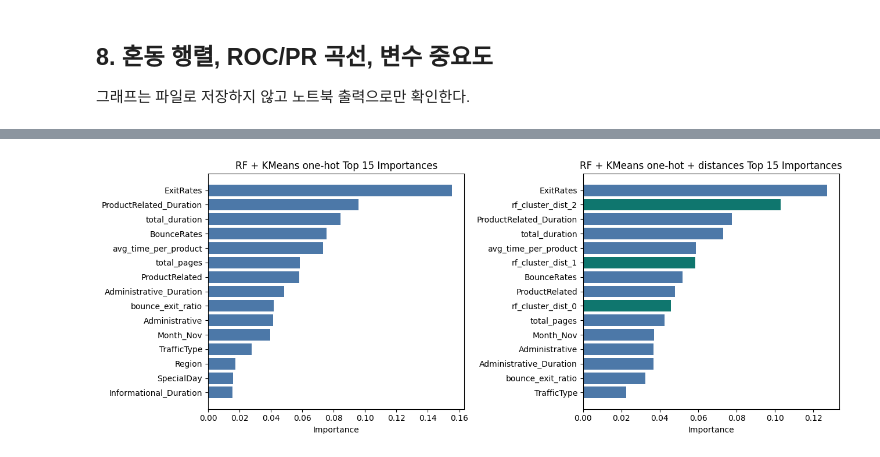
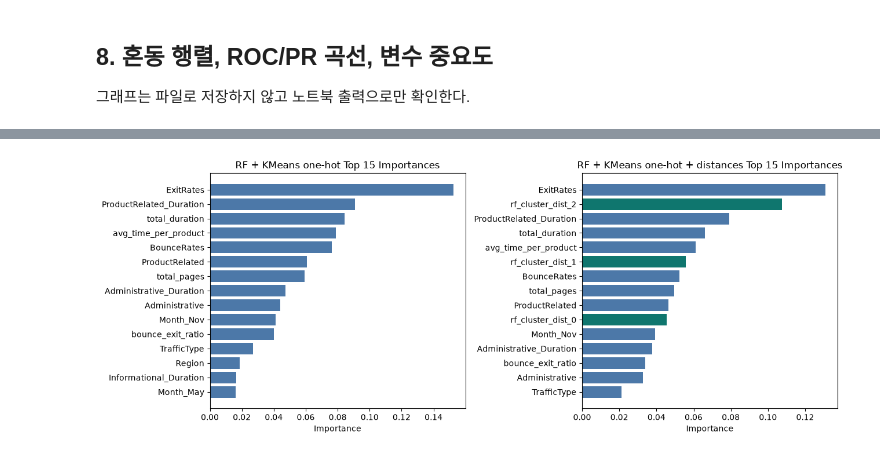
Before and after one commit to ShoppingInsight/shopper-prediction, a Jupyter notebook: models/random_forest/RandomForest.ipynb, the cells around one changed output, grey strips where cells are left out. Cells and saved outputs as stored; diff of their text form; code cells hidden in the pictures.

Commit message:
Update RF clustering fusion results

```diff
--- a/models/random_forest/RandomForest.ipynb
+++ b/models/random_forest/RandomForest.ipynb
@@ -672,40 +674,54 @@ Precision tuned top 15 feature importance
 비교 모델은 세 가지다. 첫째, 기존 F1 tuned RF. 둘째, K-Means cluster label을 `rf_cluster_0`, `rf_cluster_1`, `rf_cluster_2` one-hot 컬럼으로 추가한 RF. 셋째, one-hot에 더해 `rf_cluster_dist_0~2`까지 추가한 RF다. 세 모델은 같은 F1 tuned RF 하이퍼파라미터를 사용하므로, 차이는 cluster feature 추가 여부에서 온다.
 # %%
 KMEANS_K = 3
-KMEANS_FEATURES = [
-    'Administrative', 'Administrative_Duration',
-    'Informational', 'Informational_Duration',
-    'ProductRelated', 'ProductRelated_Duration',
-    'BounceRates', 'ExitRates', 'SpecialDay',
-    'Weekend', 'is_new_visitor',
-]
+
+def find_clustering_csv_dir():
+    required = ['X_train_knn.csv', 'X_test_knn.csv', 'y_train_knn.csv', 'y_test_knn.csv']
+    candidates = []
+    for base in [Path.cwd(), *Path.cwd().parents]:
+        candidates.extend([
+            base / 'csv',
+            base / 'clustering' / 'csv',
+            base / 'models' / 'clustering' / 'csv',
+            base / 'shopper-prediction' / 'models' / 'clustering' / 'csv',
+        ])
+    for base in candidates:
+        if all((base / name).exists() for name in required):
+            return base
+    raise FileNotFoundError('clustering 폴더의 X/y train/test CSV 파일을 찾지 못했습니다.')
+
+CLUSTERING_CSV_DIR = find_clustering_csv_dir()
+X_train_kmeans_raw = pd.read_csv(CLUSTERING_CSV_DIR / 'X_train_knn.csv')
+X_test_kmeans_raw = pd.read_csv(CLUSTERING_CSV_DIR / 'X_test_knn.csv')
+y_train_kmeans_check = pd.read_csv(CLUSTERING_CSV_DIR / 'y_train_knn.csv').iloc[:, 0].astype(int).reset_index(drop=True)
+y_test_kmeans_check = pd.read_csv(CLUSTERING_CSV_DIR / 'y_test_knn.csv').iloc[:, 0].astype(int).reset_index(drop=True)
+
+if len(X_train_kmeans_raw) != len(X_train) or len(X_test_kmeans_raw) != len(X_test):
+    raise ValueError('clustering train/test 행 수가 RF train/test split과 일치하지 않습니다.')
+if not np.array_equal(y_train_kmeans_check.values, y_train.values):
+    raise ValueError('clustering y_train이 RF y_train과 일치하지 않습니다.')
+if not np.array_equal(y_test_kmeans_check.values, y_test.values):
+    raise ValueError('clustering y_test가 RF y_test와 일치하지 않습니다.')
+
+KMEANS_FEATURES = list(X_train_kmeans_raw.columns)
 KMEANS_LOG_COLS = [
-    'Administrative', 'Administrative_Duration',
-    'Informational', 'Informational_Duration',
-    'ProductRelated', 'ProductRelated_Duration',
-    'BounceRates', 'ExitRates', 'SpecialDay',
+    col for col in [
+        'Administrative', 'Administrative_Duration',
+        'Informational', 'Informational_Duration',
+        'ProductRelated', 'ProductRelated_Duration',
+        'BounceRates', 'ExitRates', 'SpecialDay',
+    ]
+    if col in KMEANS_FEATURES
 ]
 
-def make_kmeans_behavior_frame(X):
-    behavior = X[[col for col in KMEANS_FEATURES if col in X.columns and col != 'is_new_visitor']].copy()
-    if 'is_new_visitor' in X.columns:
-        behavior['is_new_visitor'] = X['is_new_visitor'].astype(int)
-    elif 'VisitorType_New_Visitor' in X.columns:
-        behavior['is_new_visitor'] = X['VisitorType_New_Visitor'].astype(int)
-    else:
-        behavior['is_new_visitor'] = 0
-    return behavior[KMEANS_FEATURES]
+X_train_kmeans_log = X_train_kmeans_raw[KMEANS_FEATURES].copy()
+X_test_kmeans_log = X_test_kmeans_raw[KMEANS_FEATURES].copy()
+X_train_kmeans_log[KMEANS_LOG_COLS] = np.log1p(X_train_kmeans_log[KMEANS_LOG_COLS])
+X_test_kmeans_log[KMEANS_LOG_COLS] = np.log1p(X_test_kmeans_log[KMEANS_LOG_COLS])
 
-def transform_kmeans_behavior_frame(X, fitted_scaler=None):
-    behavior = make_kmeans_behavior_frame(X)
-    behavior_log = behavior.copy()
-    behavior_log[KMEANS_LOG_COLS] = np.log1p(behavior_log[KMEANS_LOG_COLS])
-    if fitted_scaler is None:
-        fitted_scaler = StandardScaler().fit(behavior_log)
-    return fitted_scaler.transform(behavior_log), fitted_scaler, behavior
-
-X_train_kmeans_scaled, kmeans_scaler, X_train_kmeans_behavior = transform_kmeans_behavior_frame(X_train)
-X_test_kmeans_scaled, _, X_test_kmeans_behavior = transform_kmeans_behavior_frame(X_test, kmeans_scaler)
+kmeans_scaler = StandardScaler().fit(X_train_kmeans_log)
+X_train_kmeans_scaled = kmeans_scaler.transform(X_train_kmeans_log)
+X_test_kmeans_scaled = kmeans_scaler.transform(X_test_kmeans_log)
 
 kmeans = KMeans(n_clusters=KMEANS_K, random_state=RANDOM_STATE, n_init=10)
 with warnings.catch_warnings():
@@ -717,8 +733,8 @@ with warnings.catch_warnings():
     train_cluster_distances = kmeans.transform(X_train_kmeans_scaled)
     test_cluster_distances = kmeans.transform(X_test_kmeans_scaled)
 
-cluster_columns = [f'rf_cluster_{idx}' for idx in range(KMEANS_K)]
-distance_columns = [f'rf_cluster_dist_{idx}' for idx in range(KMEANS_K)]
+cluster_columns = ['rf_cluster_0', 'rf_cluster_1', 'rf_cluster_2']
+distance_columns = ['rf_cluster_dist_0', 'rf_cluster_dist_1', 'rf_cluster_dist_2']
 
 def make_cluster_feature_frame(labels, distances=None, include_distances=False):
     label_series = pd.Series(labels, name='rf_cluster')
@@ -771,11 +787,13 @@ cluster_profile = (
     .sort_values('cluster')
 )
 
-print('K-Means train-only clustering profile')
+print('K-Means source directory')
+print(CLUSTERING_CSV_DIR)
+print('\\nK-Means train-only clustering profile')
 print(cluster_profile.round(4).to_string(index=False))
-print('\nK-Means behavior feature columns')
+print('\\nK-Means behavior feature columns')
 print(KMEANS_FEATURES)
-print('\nFeature matrix shapes')
+print('\\nFeature matrix shapes')
 print(pd.DataFrame([
     {'matrix': 'baseline', 'train_columns': X_train.shape[1], 'test_columns': X_test.shape[1]},
     {'matrix': 'cluster one-hot', 'train_columns': X_train_cluster.shape[1], 'test_columns': X_test_cluster.shape[1]},
@@ -803,7 +821,7 @@ fusion_metrics = pd.DataFrame([
     evaluate_model('RF + KMeans one-hot + distances', cluster_distance_model, X_test_cluster_distance, y_test),
 ])
 
-print('\nRaw test fusion metrics:')
+print('\\nRaw test fusion metrics:')
 print(fusion_metrics.round(4).to_string(index=False))
 
 fusion_outputs = {
@@ -836,7 +854,7 @@ for name, output in fusion_outputs.items():
         .reset_index(drop=True)
     )
     fusion_importance_tables.append(importance)
-    print(f'\n{name} top 15 feature importance')
+    print(f'\\n{name} top 15 feature importance')
     display(importance.head(15).round(4))
 
 fusion_importance = pd.concat(fusion_importance_tables, ignore_index=True)
@@ -844,7 +862,7 @@ cluster_feature_importance = fusion_importance[
     fusion_importance['feature'].str.startswith('rf_cluster')
 ].sort_values(['model', 'importance'], ascending=[True, False])
 
-print('\nCluster-derived feature importance')
+print('\\nCluster-derived feature importance')
 display(cluster_feature_importance.round(4))
 
 fig, axes = plt.subplots(1, 2, figsize=(13, 5))
@@ -947,4 +968,4 @@ Cluster-derived feature importance
-[figure, old version]
+[figure, new version]
 # %% [markdown]
 ### 9.1 융합 실험 해석
 
```
Also changed, not shown: parts of 9 cells of this notebook, 1 other file.
